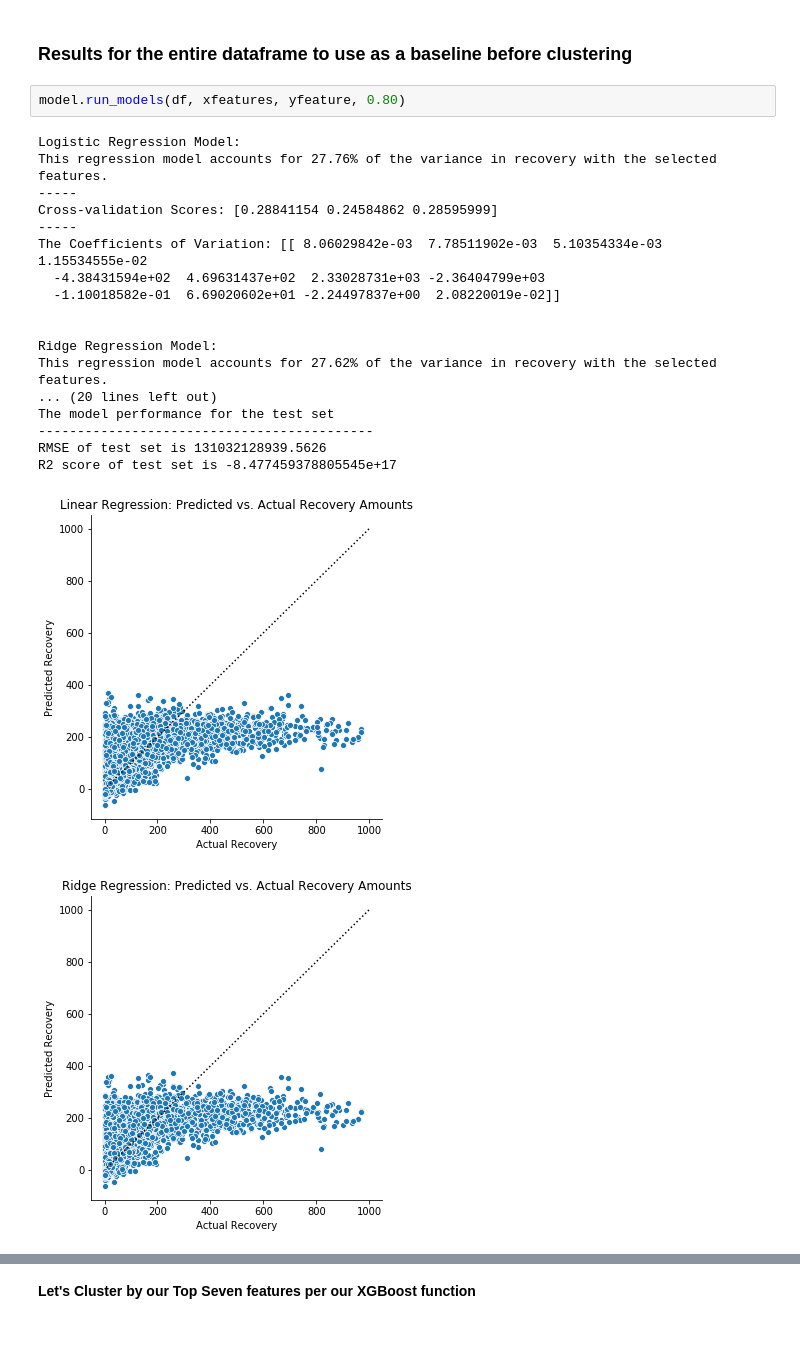
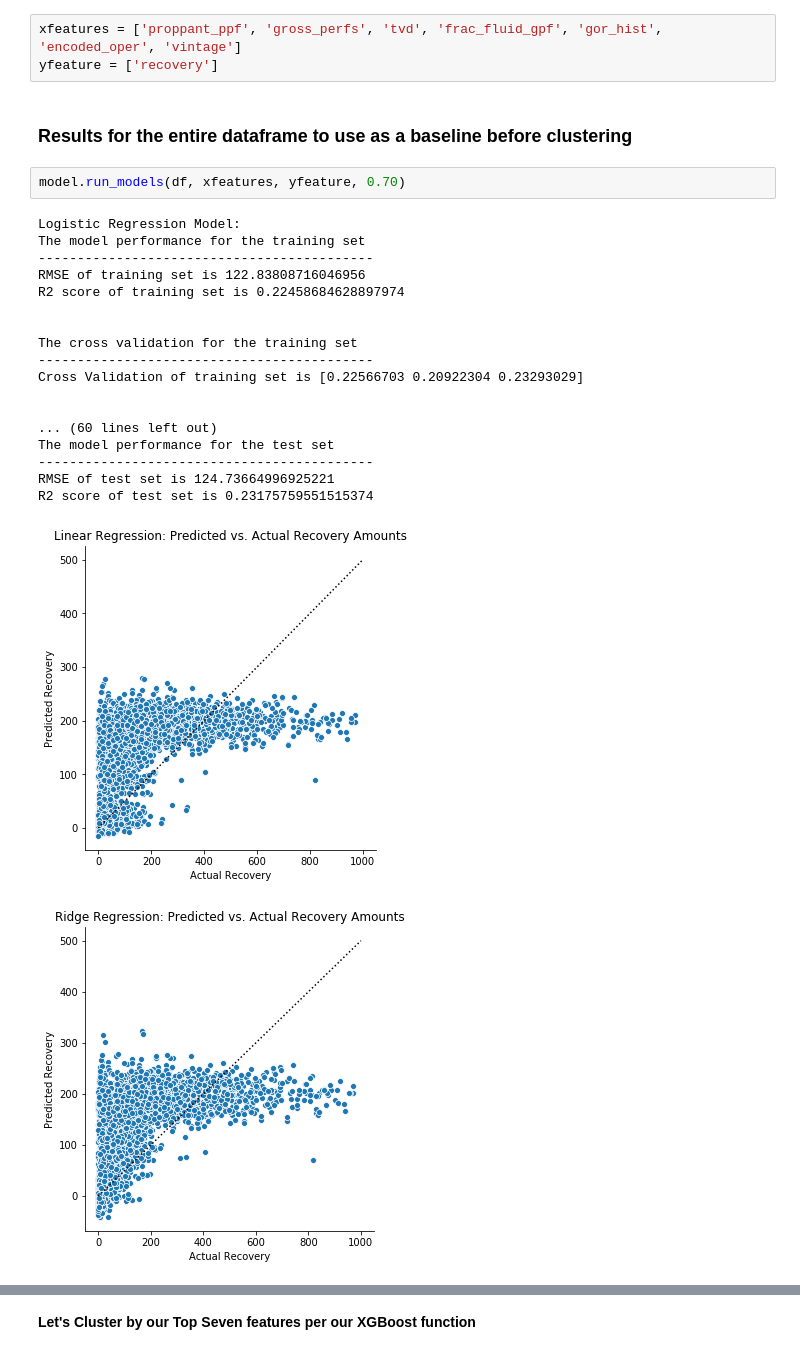
Before and after one commit to duc-analytica/DUC, a Jupyter notebook: model.ipynb, the cells around one changed output, grey strips where cells are left out. Saved outputs shown, nothing was run; the diff lists cells and outputs as text.

Commit message:
Update model results

```diff
--- a/model.ipynb
+++ b/model.ipynb
@@ -140,25 +142,28 @@ xfeatures = ['proppant_ppf', 'frac_fluid_gpf', 'gor_hist', 'tvd', 'sur_lat', 'mi
 yfeature = ['recovery']
+# %%
+xfeatures = ['proppant_ppf', 'gross_perfs', 'tvd', 'frac_fluid_gpf', 'gor_hist', 'encoded_oper', 'vintage']
+yfeature = ['recovery']
 # %% [markdown]
 ### Results for the entire dataframe to use as a baseline before clustering
 # %%
-model.run_models(df, xfeatures, yfeature, 0.80)
+model.run_models(df, xfeatures, yfeature, 0.70)
 # %% [output]
 Logistic Regression Model:
-This regression model accounts for 27.76% of the variance in recovery with the selected features.
------
-Cross-validation Scores: [0.28841154 0.24584862 0.28595999]
------
-The Coefficients of Variation: [[ 8.06029842e-03  7.78511902e-03  5.10354334e-03  1.15534555e-02
-  -4.38431594e+02  4.69631437e+02  2.33028731e+03 -2.36404799e+03
-  -1.10018582e-01  6.69020602e+01 -2.24497837e+00  2.08220019e-02]]
+The model performance for the training set
+-------------------------------------------
+RMSE of training set is 122.83808716046956
+R2 score of training set is 0.22458684628897974
 
 
-Ridge Regression Model:
-This regression model accounts for 27.62% of the variance in recovery with the selected features.
-... (20 lines left out)
+The cross validation for the training set
+-------------------------------------------
+Cross Validation of training set is [0.22566703 0.20922304 0.23293029]
+
+
+... (60 lines left out)
 The model performance for the test set
 -------------------------------------------
-RMSE of test set is 131032128939.5626
-R2 score of test set is -8.477459378805545e+17
+RMSE of test set is 124.73664996925221
+R2 score of test set is 0.23175759551515374
-[figure, old version]
+[figure, new version]
-[figure, old version]
+[figure, new version]
```
Also changed, not shown: parts of 14 cells of this notebook.
